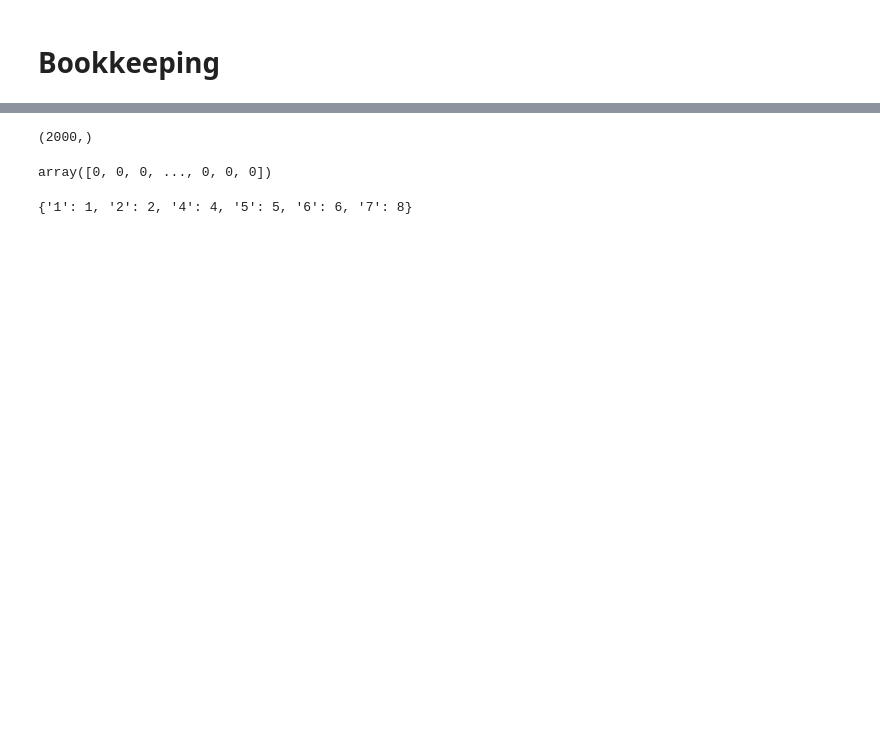
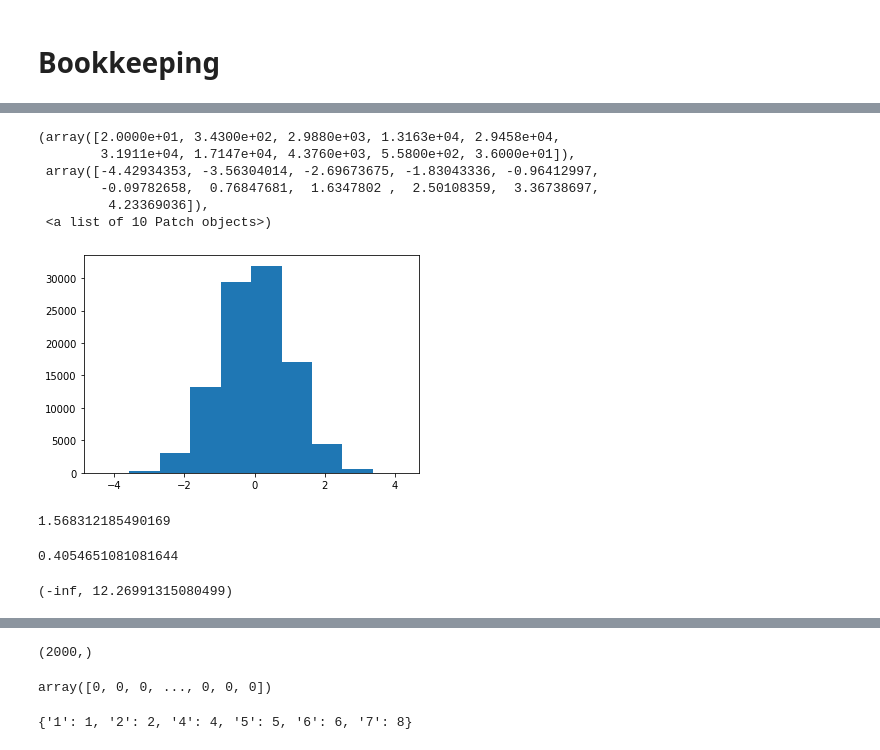
Before and after one commit to Complexio/sedgen, a Jupyter notebook: notebooks/bookkeeping.ipynb, the cells around one changed output, grey strips where cells are left out. Saved outputs shown, nothing was run; the diff lists cells and outputs as text; code cells hidden in the pictures; blank space fills up the shorter version.

```diff
--- a/notebooks/bookkeeping.ipynb
+++ b/notebooks/bookkeeping.ipynb
@@ -19,0 +148,10 @@ from sedgen import weathering
+# %%
+plt.hist(testnorm_sample)
+# %% [output]
+(array([2.0000e+01, 3.4300e+02, 2.9880e+03, 1.3163e+04, 2.9458e+04,
+        3.1911e+04, 1.7147e+04, 4.3760e+03, 5.5800e+02, 3.6000e+01]),
+ array([-4.42934353, -3.56304014, -2.69673675, -1.83043336, -0.96412997,
+        -0.09782658,  0.76847681,  1.6347802 ,  2.50108359,  3.36738697,
+         4.23369036]),
+ <a list of 10 Patch objects>)
+[figure, added]
@@ -19,0 +167,13 @@ from sedgen import weathering
+# %%
+np.exp(0.45)
+# %% [output]
+1.568312185490169
+# %%
+np.log(1.5)
+# %% [output]
+0.4054651081081644
+# %%
+a, b = (-np.inf - mean_diam) / std_diam, (np.log(30) - mean_diam) / std_diam
+a, b
+# %% [output]
+(-inf, 12.26991315080499)
```
Also changed, not shown: parts of 267 cells of this notebook, 1 other file.
